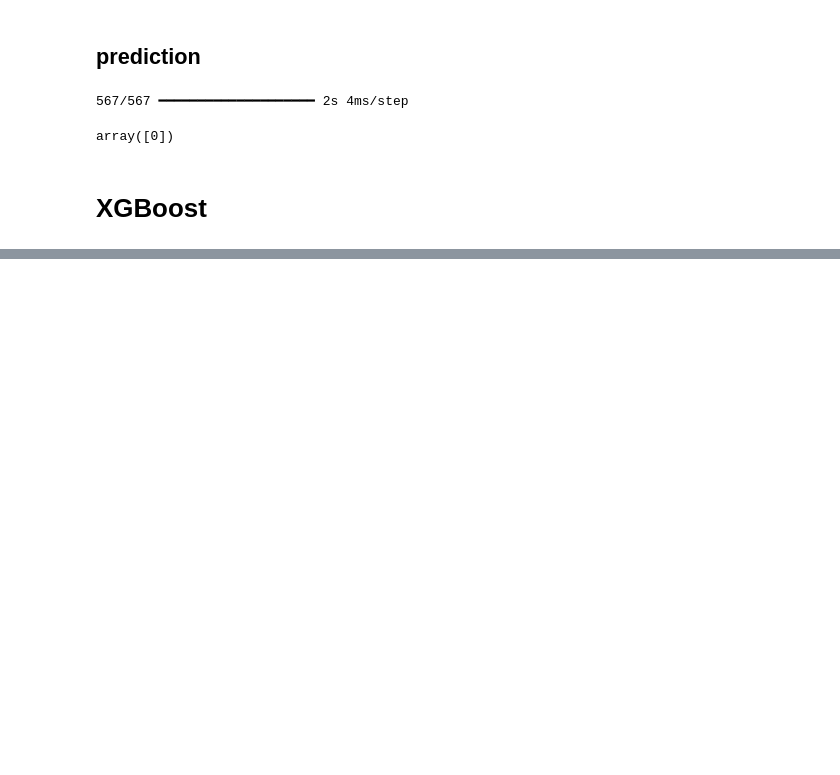
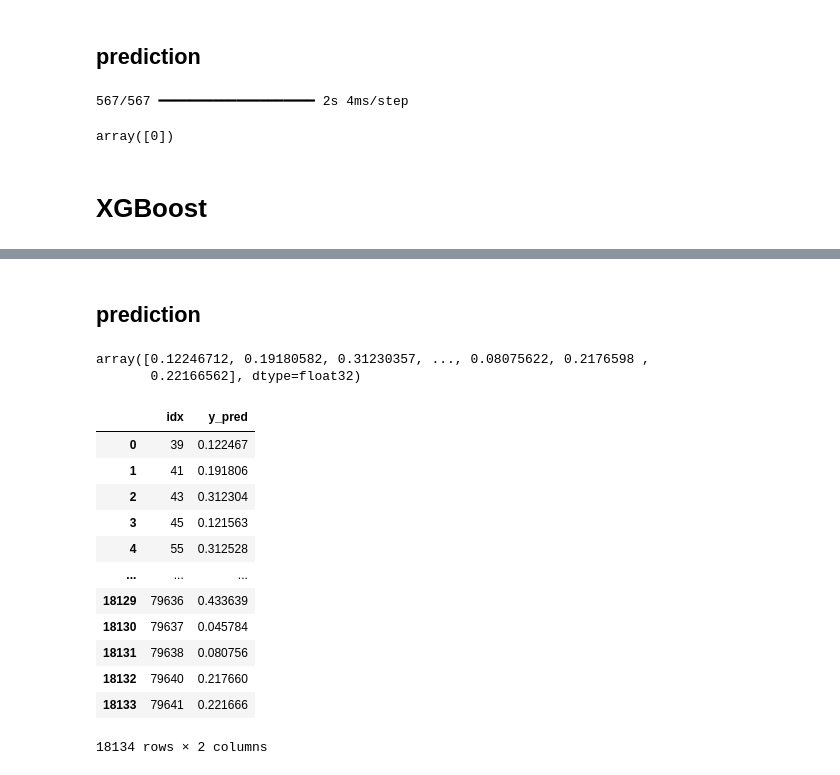
Before and after one commit to DSAgenshin/sichuan, a Jupyter notebook: zqy/code/fit.ipynb, the cells around one changed output, grey strips where cells are left out. Cells and saved outputs as stored; diff of their text form; code cells hidden in the pictures; blank space fills up the shorter version.

Commit message:
[zqy] add 1027 output

```diff
--- a/zqy/code/fit.ipynb
+++ b/zqy/code/fit.ipynb
@@ -237,0 +217,20 @@ Error:
+# %%
+from sklearn.model_selection import train_test_split
+
+X_train, X_test, y_train, y_test = train_test_split(
+    train_data_preprocessed, train_target_drop, test_size=0.2, random_state=11
+)
+# %%
+import xgboost as xgb
+
+model_xgb = xgb.XGBClassifier(
+    n_estimators=100,
+    max_depth=7,
+    learning_rate=0.1,
+    objective="binary:logistic",
+    use_label_encoder=False,
+    eval_metric=['logloss', 'auc', 'error'],
+    # tree_method='gpu_hist',
+)
+model_xgb.fit(X_train, y_train, eval_set=[(X_test, y_test)])
+model_xgb.score(X_test, y_test)
@@ -237,0 +259,29 @@ Error:
+# %% [markdown]
+## prediction
+# %%
+test_data = pd.read_csv("/home/zqy/learningFile/sichuan/zqy/temp/2024年四川省大学生数据科学与统计建模竞赛/测试集/test_data.csv")
+# %%
+output_xgb = model_xgb.predict_proba(test_data_preprocessed)[:, 1]
+output_xgb
+# %% [output]
+array([0.12246712, 0.19180582, 0.31230357, ..., 0.08075622, 0.2176598 ,
+       0.22166562], dtype=float32)
+# %%
+output_xgb_pd = pd.DataFrame(output_xgb, columns=["y_pred"])
+output_xgb_pd["idx"] = test_data["idx"]
+output_xgb_pd = output_xgb_pd[["idx", "y_pred"]]
+output_xgb_pd
+# %% [output]
+|  | idx | y_pred |
+| 0 | 39 | 0.122467 |
+| 1 | 41 | 0.191806 |
+| 2 | 43 | 0.312304 |
+| 3 | 45 | 0.121563 |
+| 4 | 55 | 0.312528 |
+| ... | ... | ... |
+| 18129 | 79636 | 0.433639 |
+| 18130 | 79637 | 0.045784 |
+| 18131 | 79638 | 0.080756 |
+| 18132 | 79640 | 0.217660 |
+| 18133 | 79641 | 0.221666 |
+18134 rows × 2 columns
```
Also changed, not shown: parts of 3 cells of this notebook, 3 other files.
